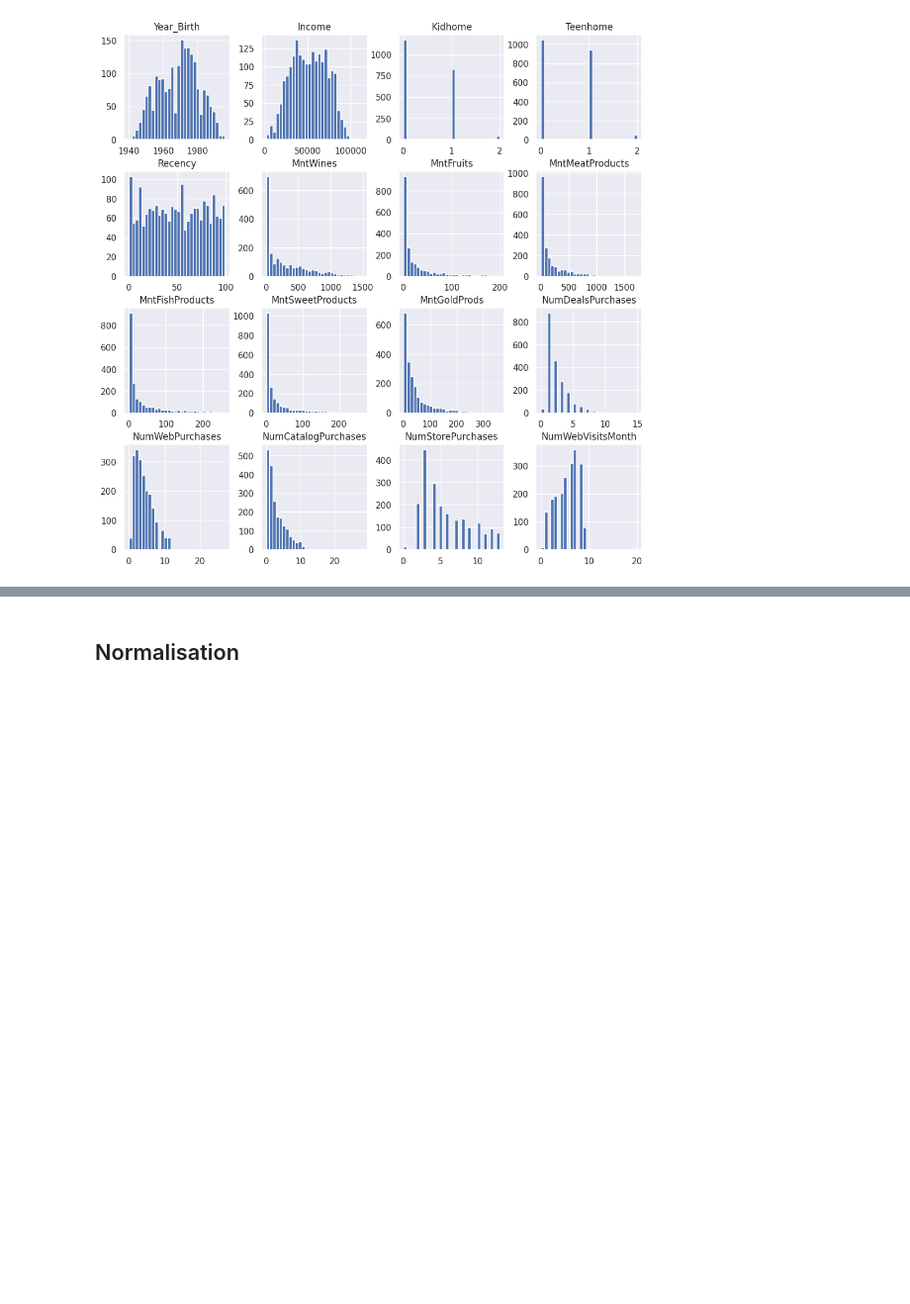
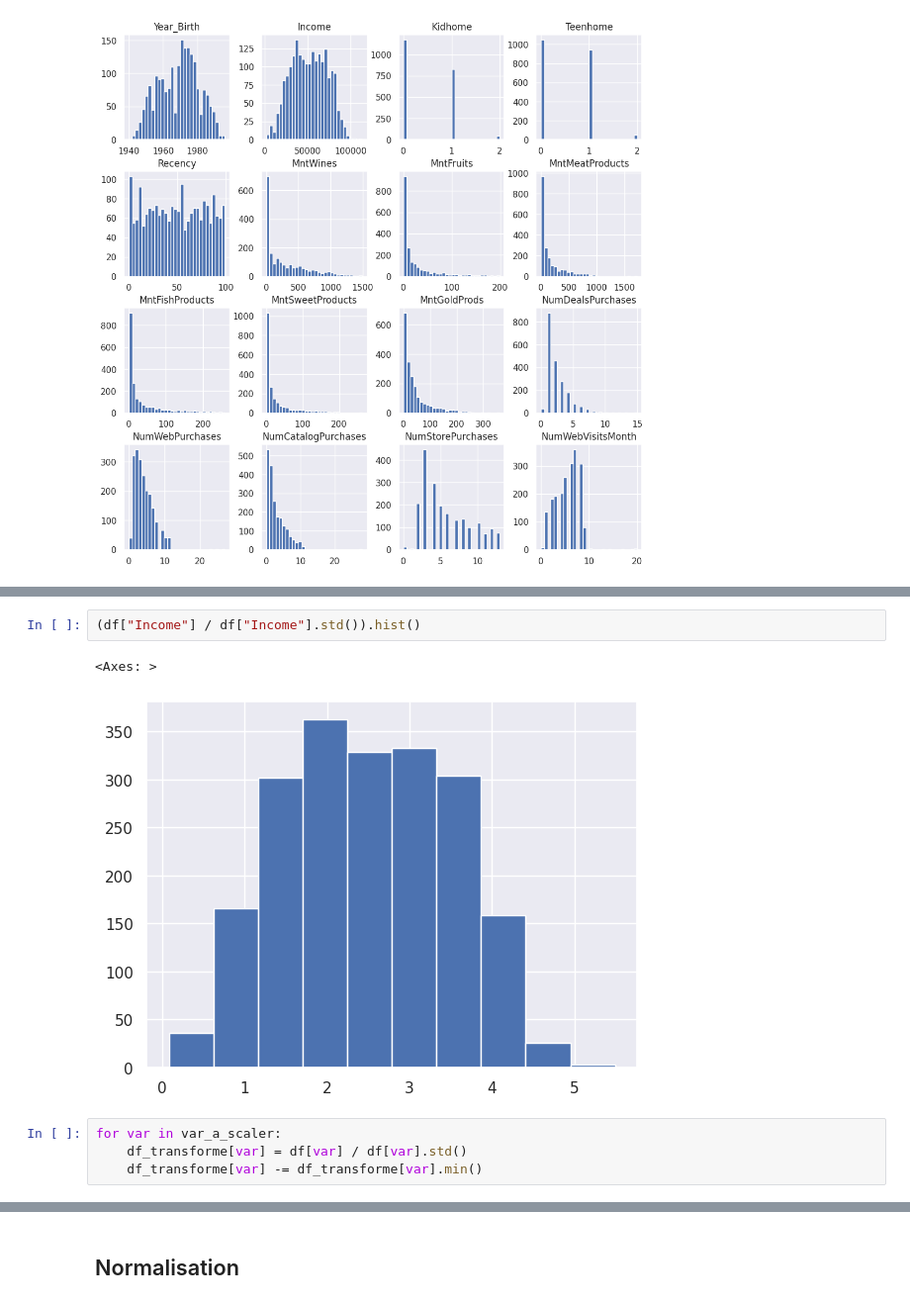
Before and after one commit to Ab2nour/customer-base-analysis, a Jupyter notebook: presentation.ipynb, the cells around one changed output, grey strips where cells are left out. Shown at 99% size. Cells and saved outputs as stored; diff of their text form; blank space fills up the shorter version.

```diff
--- a/presentation.ipynb
+++ b/presentation.ipynb
@@ -608,0 +608,9 @@ plt.show()
+# %%
+(df["Income"] / df["Income"].std()).hist()
+# %% [output]
+<Axes: >
+[figure, added]
+# %%
+for var in var_a_scaler:
+    df_transforme[var] = df[var] / df[var].std()
+    df_transforme[var] -= df_transforme[var].min()
```
Also changed, not shown: parts of 17 cells of this notebook.
